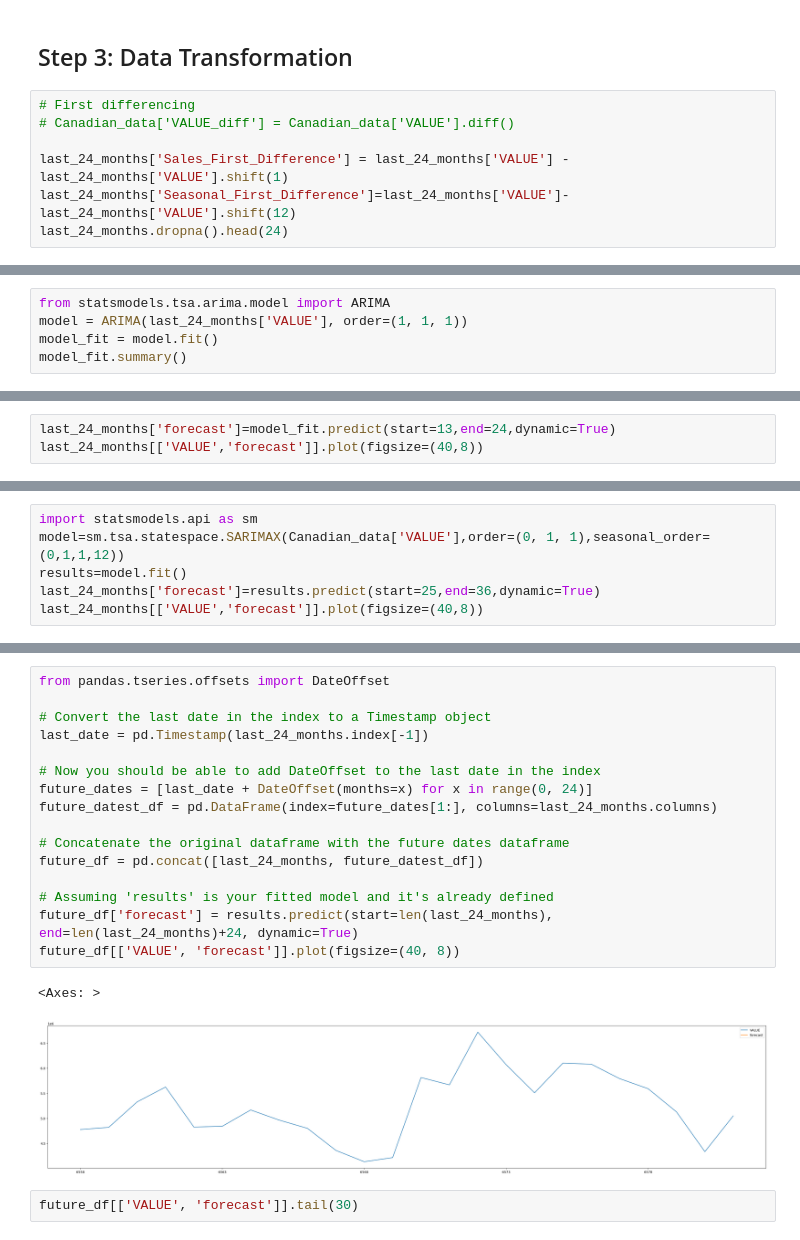
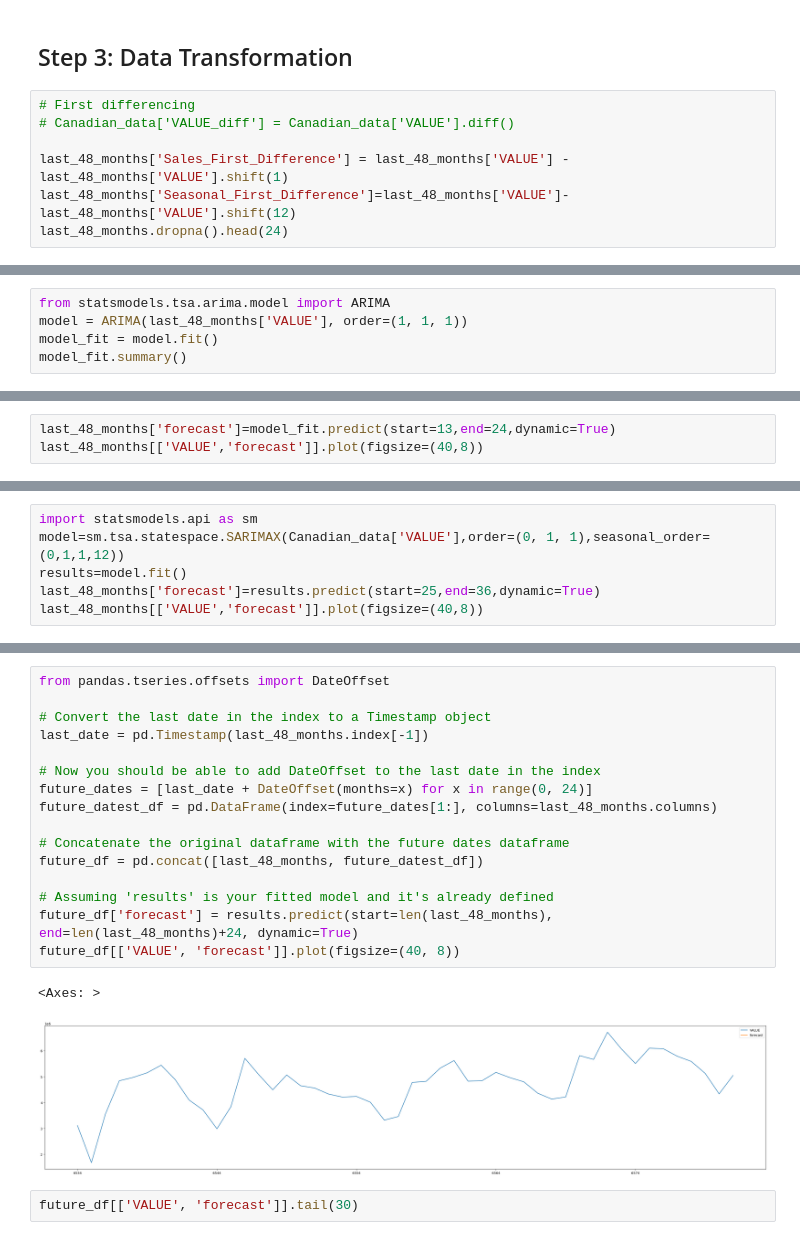
Before and after one commit to CLIUKELLY/ARIMA-Time-Serie-Forecasting, a Jupyter notebook: 02. ARIMA Time Series Forecasting_Last 24mth.ipynb, the cells around one changed output, grey strips where cells are left out. Cells and saved outputs as stored; diff of their text form.

```diff
--- a/02. ARIMA Time Series Forecasting_Last 24mth.ipynb
+++ b/02. ARIMA Time Series Forecasting_Last 24mth.ipynb
@@ -119,7 +118,7 @@ But it is not, we'll consider applying transformations to make it stationary.
 # First differencing
 # Canadian_data['VALUE_diff'] = Canadian_data['VALUE'].diff()
 
-last_24_months['Sales_First_Difference'] = last_24_months['VALUE'] - last_24_months['VALUE'].shift(1)
-last_24_months['Seasonal_First_Difference']=last_24_months['VALUE']-last_24_months['VALUE'].shift(12)
-last_24_months.dropna().head(24)
+last_48_months['Sales_First_Difference'] = last_48_months['VALUE'] - last_48_months['VALUE'].shift(1)
+last_48_months['Seasonal_First_Difference']=last_48_months['VALUE']-last_48_months['VALUE'].shift(12)
+last_48_months.dropna().head(24)
 # %% [output]
@@ -170,6 +189,6 @@ ValueError: could not broadcast input array from shape (12,) into shape (41,)
 # %%
 from statsmodels.tsa.arima.model import ARIMA
-model = ARIMA(last_24_months['VALUE'], order=(1, 1, 1))
+model = ARIMA(last_48_months['VALUE'], order=(1, 1, 1))
 model_fit = model.fit()
 model_fit.summary()
 # %% [output]
@@ -195,4 +214,4 @@ Warnings:
 # %%
-last_24_months['forecast']=model_fit.predict(start=13,end=24,dynamic=True)
-last_24_months[['VALUE','forecast']].plot(figsize=(40,8))
+last_48_months['forecast']=model_fit.predict(start=13,end=24,dynamic=True)
+last_48_months[['VALUE','forecast']].plot(figsize=(40,8))
 # %% [output]
@@ -207,6 +221,6 @@ See the caveats in the documentation: https://pandas.pydata.org/pandas-docs/stab
 import statsmodels.api as sm
 model=sm.tsa.statespace.SARIMAX(Canadian_data['VALUE'],order=(0, 1, 1),seasonal_order=(0,1,1,12))
 results=model.fit()
-last_24_months['forecast']=results.predict(start=25,end=36,dynamic=True)
-last_24_months[['VALUE','forecast']].plot(figsize=(40,8))
+last_48_months['forecast']=results.predict(start=25,end=36,dynamic=True)
+last_48_months[['VALUE','forecast']].plot(figsize=(40,8))
 # %% [output]
@@ -250,22 +247,22 @@ See the caveats in the documentation: https://pandas.pydata.org/pandas-docs/stab
 # %%
 from pandas.tseries.offsets import DateOffset
 
 # Convert the last date in the index to a Timestamp object
-last_date = pd.Timestamp(last_24_months.index[-1])
+last_date = pd.Timestamp(last_48_months.index[-1])
 
 # Now you should be able to add DateOffset to the last date in the index
 future_dates = [last_date + DateOffset(months=x) for x in range(0, 24)]
-future_datest_df = pd.DataFrame(index=future_dates[1:], columns=last_24_months.columns)
+future_datest_df = pd.DataFrame(index=future_dates[1:], columns=last_48_months.columns)
 
 # Concatenate the original dataframe with the future dates dataframe
-future_df = pd.concat([last_24_months, future_datest_df])
+future_df = pd.concat([last_48_months, future_datest_df])
 
 # Assuming 'results' is your fitted model and it's already defined
-future_df['forecast'] = results.predict(start=len(last_24_months), end=len(last_24_months)+24, dynamic=True)
+future_df['forecast'] = results.predict(start=len(last_48_months), end=len(last_48_months)+24, dynamic=True)
 future_df[['VALUE', 'forecast']].plot(figsize=(40, 8))
 # %% [output]
 <Axes: >
-[figure, old version]
+[figure, new version]
 # %%
 future_df[['VALUE', 'forecast']].tail(30)
 # %% [output]
```
Also changed, not shown: parts of 15 cells of this notebook.
